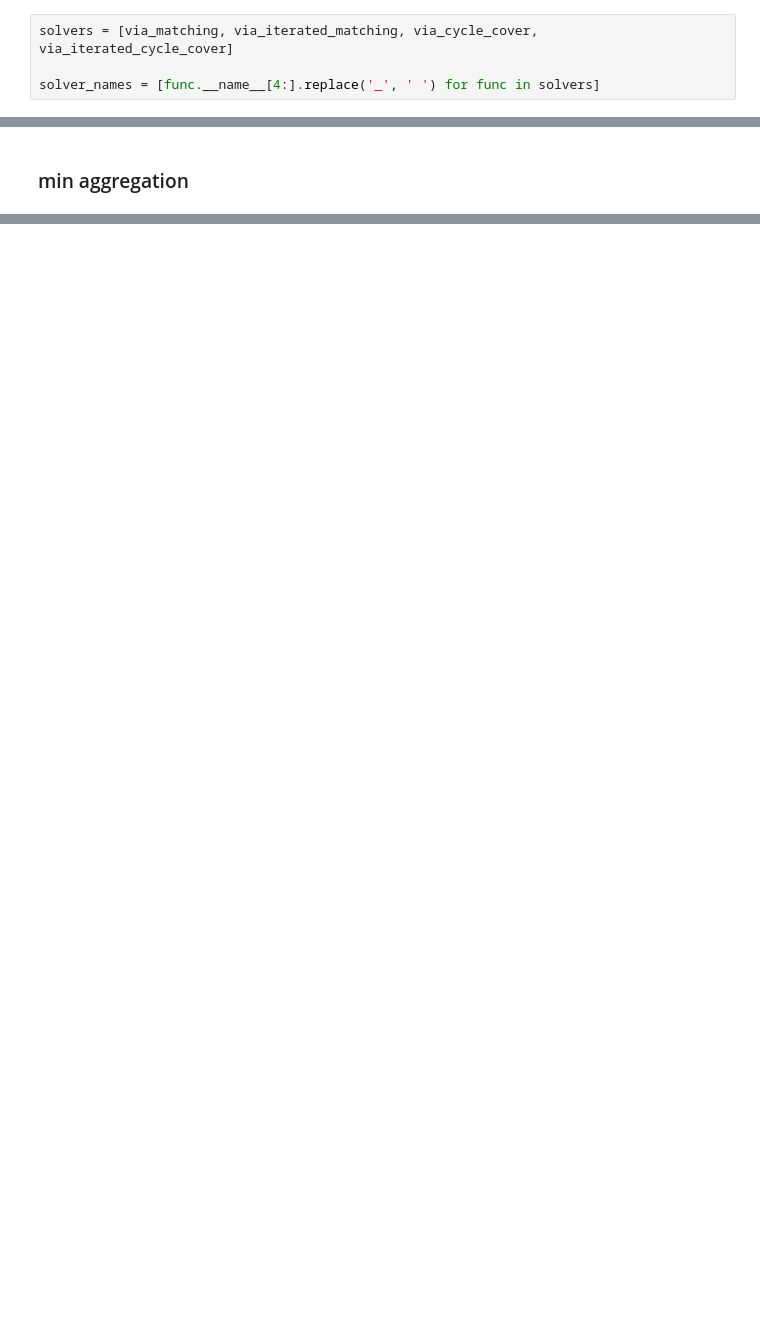
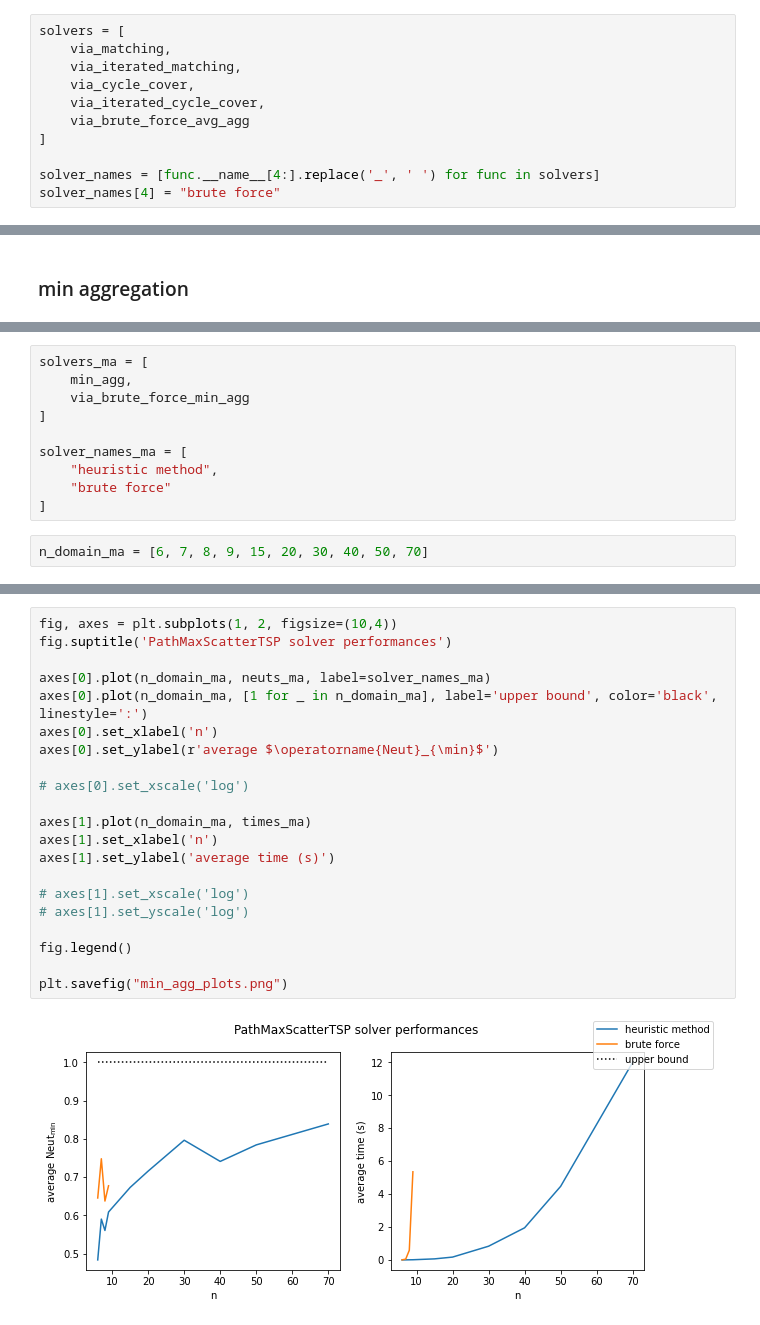
Before and after one commit to UIC-InDeXLab/news-ordering, a Jupyter notebook: news_ordering.ipynb, the cells around one changed output, grey strips where cells are left out. Cells and saved outputs as stored; diff of their text form; blank space fills up the shorter version.

```diff
--- a/news_ordering.ipynb
+++ b/news_ordering.ipynb
@@ -372,5 +371,12 @@ for (u,v) in G.edges:
 # %%
-solvers = [via_matching, via_iterated_matching, via_cycle_cover, via_iterated_cycle_cover]
+solvers = [
+    via_matching,
+    via_iterated_matching,
+    via_cycle_cover,
+    via_iterated_cycle_cover,
+    via_brute_force_avg_agg
+]
 
 solver_names = [func.__name__[4:].replace('_', ' ') for func in solvers]
+solver_names[4] = "brute force"
 # %%
@@ -493,0 +459,12 @@ axes[1].legend()
+# %%
+solvers_ma = [
+    min_agg,
+    via_brute_force_min_agg
+]
+
+solver_names_ma = [
+    "heuristic method",
+    "brute force"
+]
+# %%
+n_domain_ma = [6, 7, 8, 9, 15, 20, 30, 40, 50, 70]
@@ -493,0 +508,23 @@ axes[1].legend()
+# %%
+fig, axes = plt.subplots(1, 2, figsize=(10,4))
+fig.suptitle('PathMaxScatterTSP solver performances')
+
+axes[0].plot(n_domain_ma, neuts_ma, label=solver_names_ma)
+axes[0].plot(n_domain_ma, [1 for _ in n_domain_ma], label='upper bound', color='black', linestyle=':')
+axes[0].set_xlabel('n')
+axes[0].set_ylabel(r'average $\operatorname{Neut}_{\min}$')
+
+# axes[0].set_xscale('log')
+
+axes[1].plot(n_domain_ma, times_ma)
+axes[1].set_xlabel('n')
+axes[1].set_ylabel('average time (s)')
+
+# axes[1].set_xscale('log')
+# axes[1].set_yscale('log')
+
+fig.legend()
+
+plt.savefig("min_agg_plots.png")
+# %% [output]
+[figure, added]
```
Also changed, not shown: parts of 12 cells of this notebook, 2 other files.
